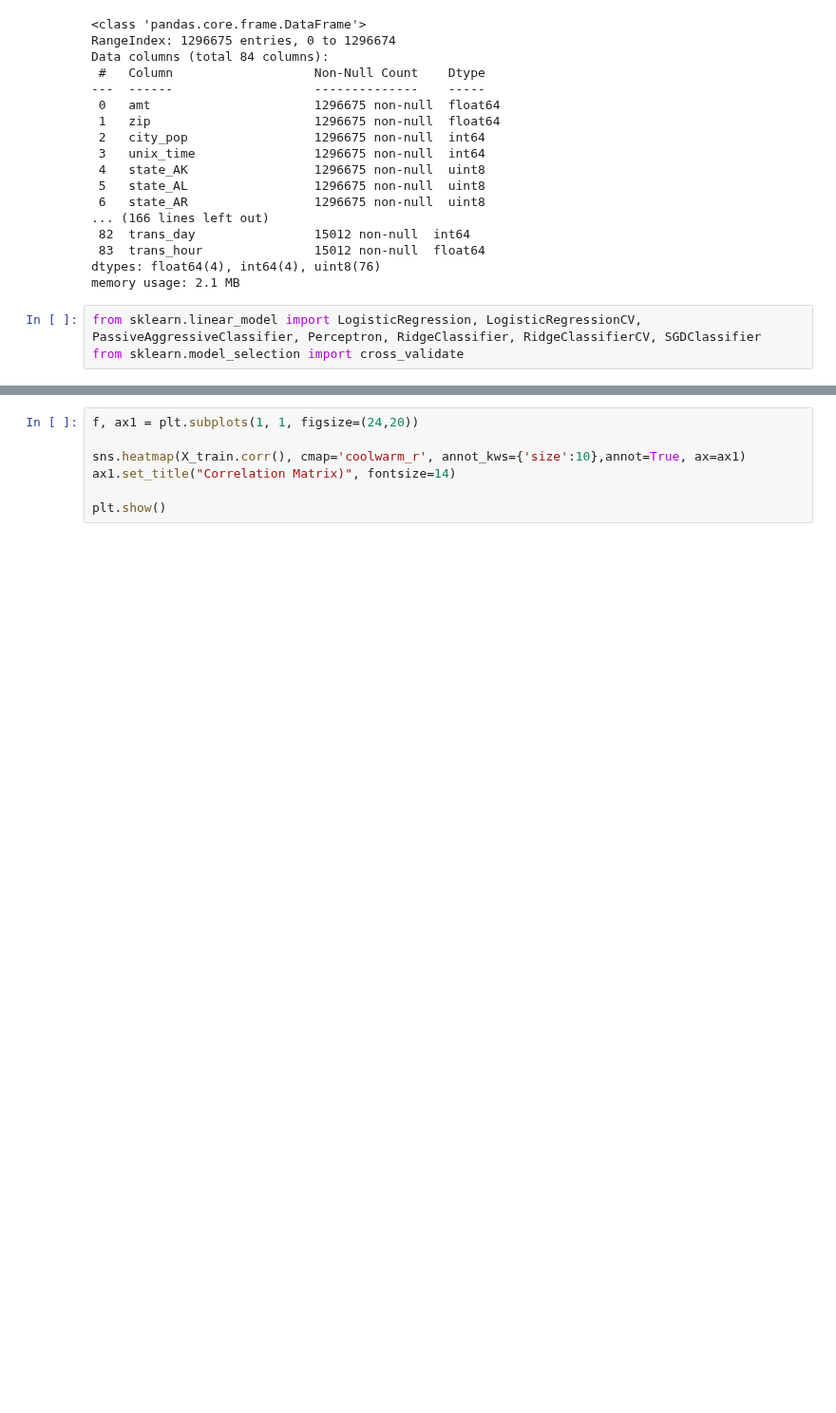
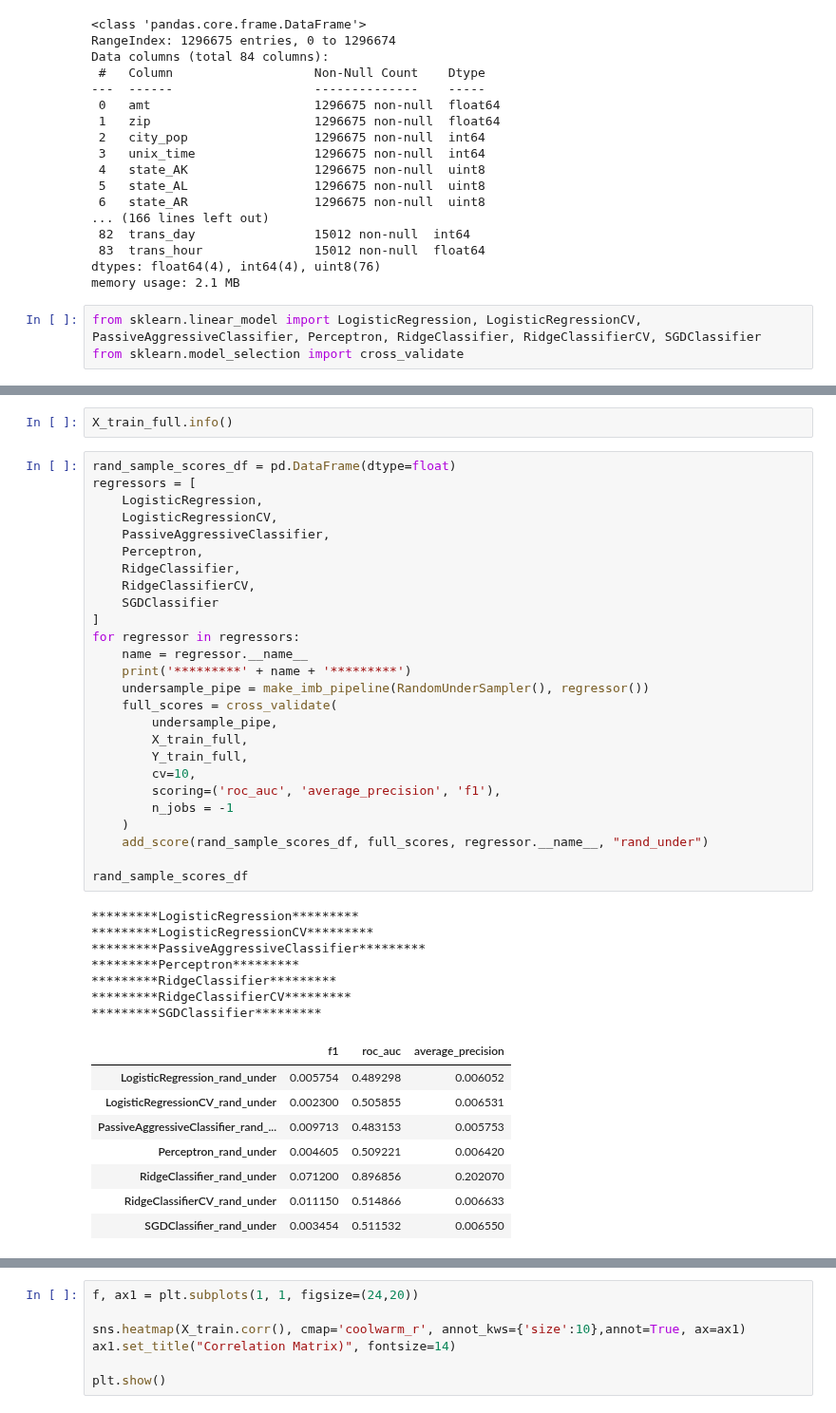
Before and after one commit to sashaaKr/master-of-science, a Jupyter notebook: semester_2/Advanced_Topics_in_Machine_Learning/assignment_2/Advanced Machine Learning_sasha - HW #2.ipynb, the cells around one changed output, grey strips where cells are left out. Shown at 95% size. Drawn from its saved outputs; the diff is of its cells as text; blank space fills up the shorter version.

```diff
--- a/semester_2/Advanced_Topics_in_Machine_Learning/assignment_2/Advanced Machine Learning_sasha - HW #2.ipynb
+++ b/semester_2/Advanced_Topics_in_Machine_Learning/assignment_2/Advanced Machine Learning_sasha - HW #2.ipynb
@@ -838,0 +873,44 @@ scores_df
+# %%
+X_train_full.info()
+# %%
+rand_sample_scores_df = pd.DataFrame(dtype=float)
+regressors = [
+    LogisticRegression,
+    LogisticRegressionCV,
+    PassiveAggressiveClassifier,
+    Perceptron,
+    RidgeClassifier,
+    RidgeClassifierCV,
+    SGDClassifier
+]
+for regressor in regressors:
+    name = regressor.__name__
+    print('*********' + name + '*********')
+    undersample_pipe = make_imb_pipeline(RandomUnderSampler(), regressor())
+    full_scores = cross_validate(
+        undersample_pipe,
+        X_train_full,
+        Y_train_full,
+        cv=10,
+        scoring=('roc_auc', 'average_precision', 'f1'),
+        n_jobs = -1
+    )
+    add_score(rand_sample_scores_df, full_scores, regressor.__name__, "rand_under")
+
+rand_sample_scores_df
+# %% [output]
+*********LogisticRegression*********
+*********LogisticRegressionCV*********
+*********PassiveAggressiveClassifier*********
+*********Perceptron*********
+*********RidgeClassifier*********
+*********RidgeClassifierCV*********
+*********SGDClassifier*********
+|  | f1 | roc_auc | average_precision |
+| LogisticRegression_rand_under | 0.005754 | 0.489298 | 0.006052 |
+| LogisticRegressionCV_rand_under | 0.002300 | 0.505855 | 0.006531 |
+| PassiveAggressiveClassifier_rand_... | 0.009713 | 0.483153 | 0.005753 |
+| Perceptron_rand_under | 0.004605 | 0.509221 | 0.006420 |
+| RidgeClassifier_rand_under | 0.071200 | 0.896856 | 0.202070 |
+| RidgeClassifierCV_rand_under | 0.011150 | 0.514866 | 0.006633 |
+| SGDClassifier_rand_under | 0.003454 | 0.511532 | 0.006550 |
```
Also changed, not shown: parts of 15 cells of this notebook.
